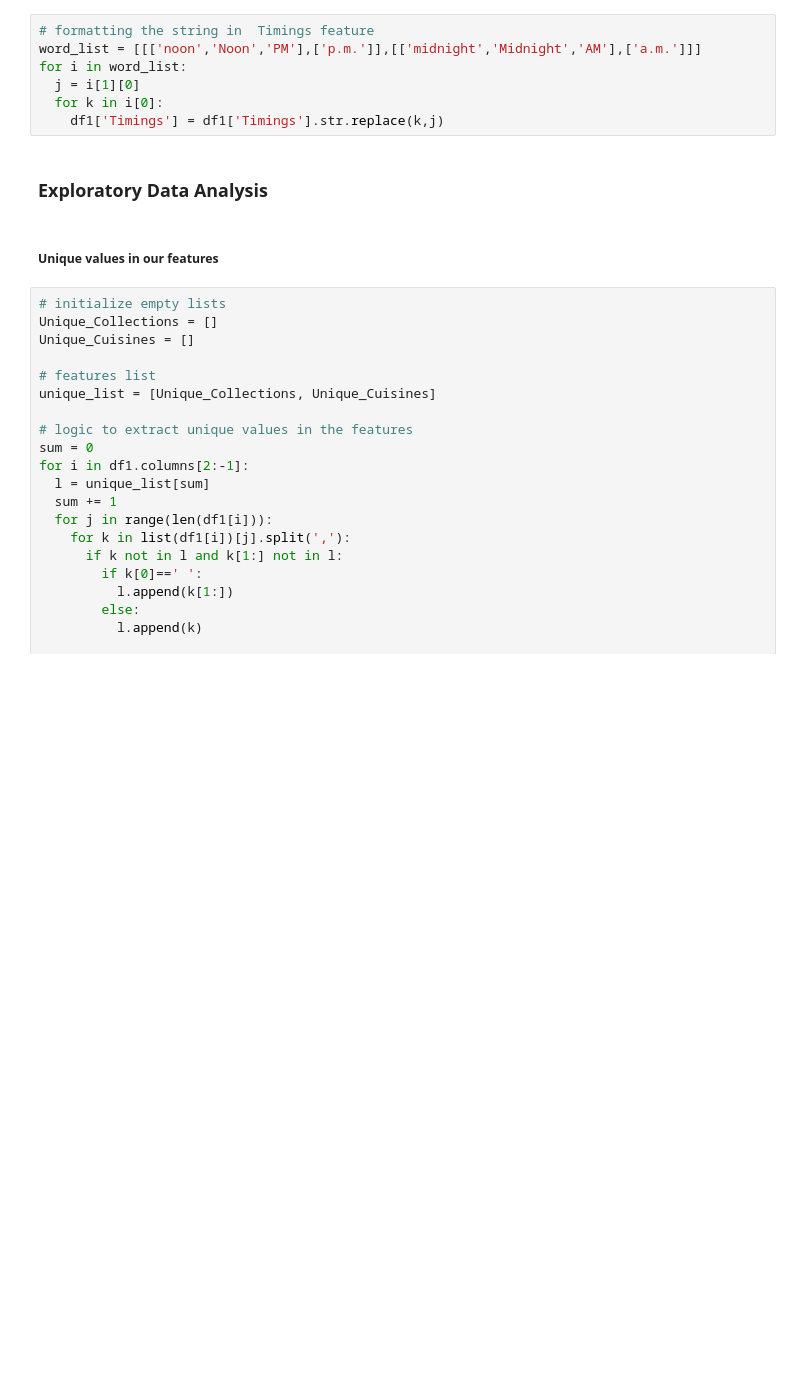
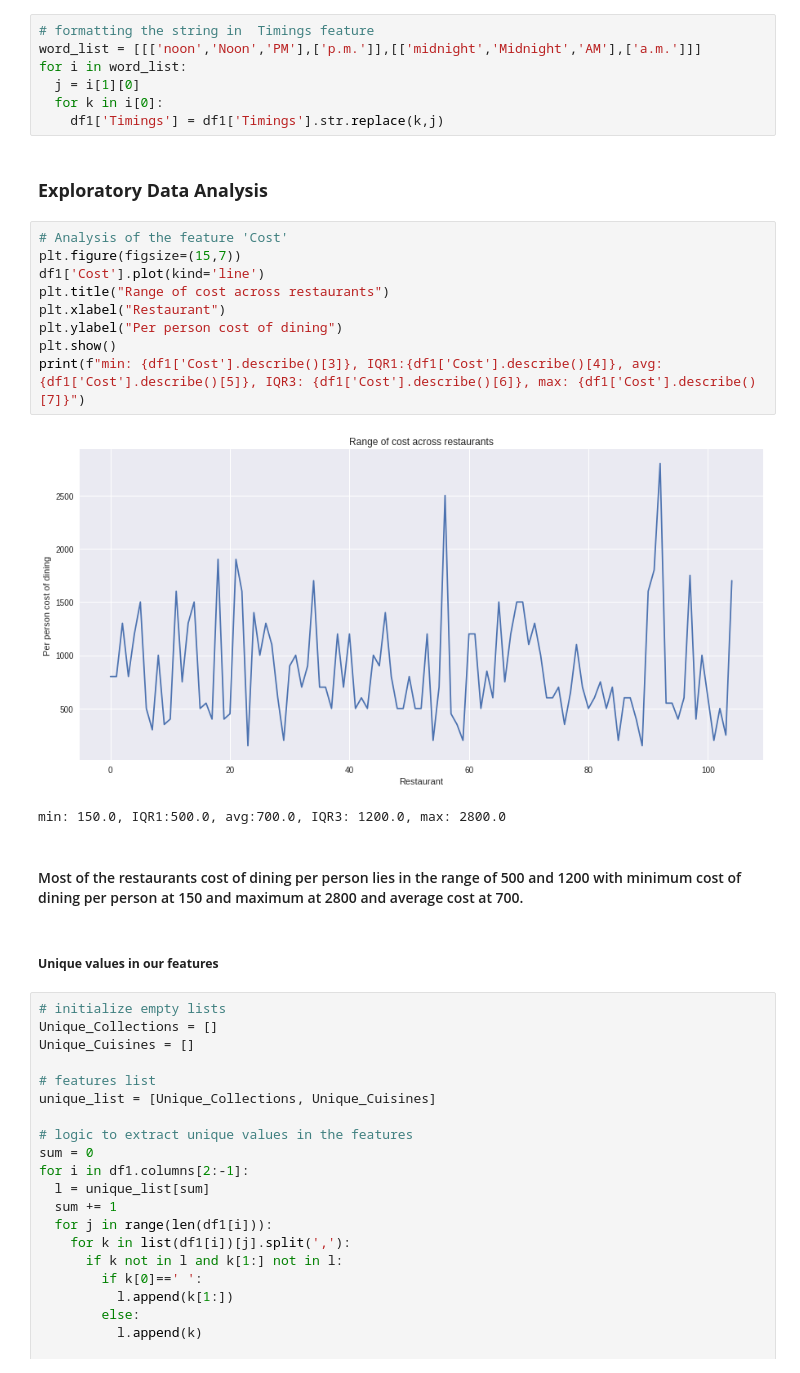
Before and after one commit to Selva-Subramanian/Zomato-restaurant-clustering-Sentiment-Analysis, a Jupyter notebook: ZOMATO_RESTAURANT_CLUSTERING_AND_SENTIMENT_ANALYSIS.ipynb, the cells around one changed output. Drawn from its saved outputs; the diff is of its cells as text; blank space fills up the shorter version.

```diff
--- a/ZOMATO_RESTAURANT_CLUSTERING_AND_SENTIMENT_ANALYSIS.ipynb
+++ b/ZOMATO_RESTAURANT_CLUSTERING_AND_SENTIMENT_ANALYSIS.ipynb
@@ -135,6 +146,20 @@ for i in word_list:
     df1['Timings'] = df1['Timings'].str.replace(k,j)
 # %% [markdown]
 ### <b> Exploratory Data Analysis
+# %%
+# Analysis of the feature 'Cost'
+plt.figure(figsize=(15,7))
+df1['Cost'].plot(kind='line')
+plt.title("Range of cost across restaurants")
+plt.xlabel("Restaurant")
+plt.ylabel("Per person cost of dining")
+plt.show()
+print(f"min: {df1['Cost'].describe()[3]}, IQR1:{df1['Cost'].describe()[4]}, avg:{df1['Cost'].describe()[5]}, IQR3: {df1['Cost'].describe()[6]}, max: {df1['Cost'].describe()[7]}")
+# %% [output]
+[figure, added]
+min: 150.0, IQR1:500.0, avg:700.0, IQR3: 1200.0, max: 2800.0
+# %% [markdown]
+#### Most of the restaurants cost of dining per person lies in the range of 500 and 1200 with minimum cost of dining per person at 150 and maximum at 2800 and average cost at 700.
 # %% [markdown]
 ##### <b> Unique values in our features
 # %%
```
Also changed, not shown: parts of 24 cells of this notebook.
